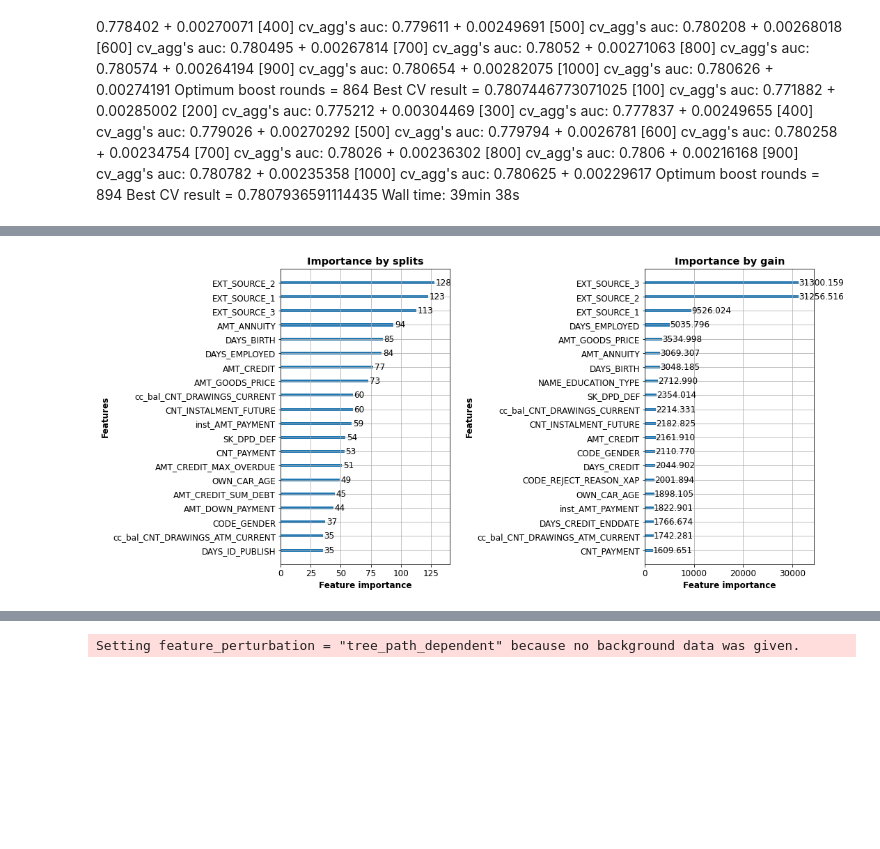
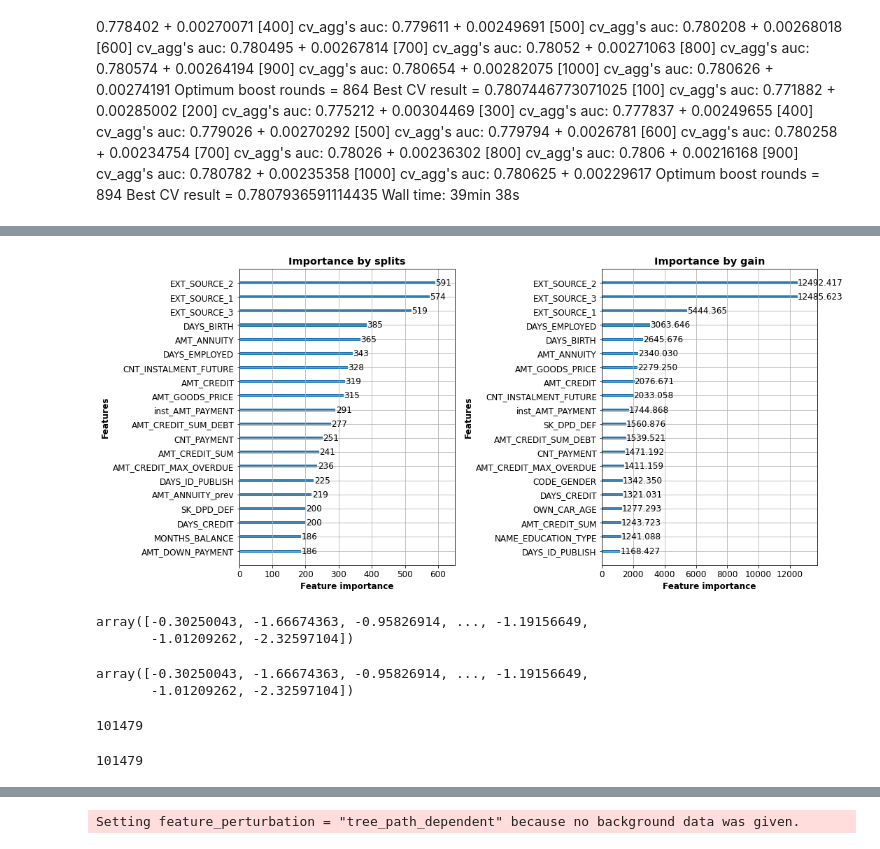
Before and after one commit to sunktoteca/OC-Parcours-DS-P7, a Jupyter notebook: modelisation/scoring - modelisation.ipynb, the cells around one changed output, grey strips where cells are left out. Cells and saved outputs as stored; diff of their text form; code cells hidden in the pictures; blank space fills up the shorter version.

Commit message:
mise en place de fonctions de cout personnalisees

```diff
--- a/modelisation/scoring - modelisation.ipynb
+++ b/modelisation/scoring - modelisation.ipynb
@@ -834,0 +957,10 @@ eval_fonct
+# %%
+idx = res.loc[res["metric"] == max(res["metric"])].index[0]
+alpha = res.loc[idx, "a"]
+gamma = res.loc[idx, "g"]
+optimum_boost_rounds = int(res.loc[idx, "round"])
+print("alpha : ", alpha)
+print("gamma : ", gamma)
+print("round : ", optimum_boost_rounds)
+print("meilleure performance : ", res.loc[idx, "metric"])
+obj_fonct = lambda x,y: focal_loss_lgb(x, y, alpha=alpha, gamma=gamma)
@@ -835,4 +982,8 @@ eval_fonct
 # %%
-optimum_boost_rounds = np.argmax(cv_results[eval_fonct_str +'-mean'])
-print('Optimum boost rounds = {}'.format(optimum_boost_rounds))
-print('Best CV result = {}'.format(np.max(cv_results[eval_fonct_str + '-mean'])))
+# optimum_boost_rounds = np.argmax(cv_results[eval_fonct_str +'-mean'])
+# print('Optimum boost rounds = {}'.format(optimum_boost_rounds))
+# print('Best CV result = {}'.format(np.max(cv_results[eval_fonct_str + '-mean'])))
+
+# # optimum_boost_rounds = np.argmin(cv_results[eval_fonct_str +'-mean'])
+# # print('Optimum boost rounds = {}'.format(optimum_boost_rounds))
+# # print('Best CV result = {}'.format(np.min(cv_results[eval_fonct_str + '-mean'])))
@@ -1039,19 +1187,29 @@ Wall time: 39min 38s
 # %%
 %%time
 evals_result = {}
-""" Predict on test set and create submission """
+""" Predict on test set """
 clf = lgbm.train(train_set=lgbm_train,
                  params=lgbm_params,
 #                  valid_sets=[lgbm_train, lgbm_valid],
 #                  evals_result=evals_result,
 #                  verbose_eval=50,
-                  feval=eval_fonct,
+                 feval=eval_fonct,
+                   fobj = obj_fonct,
                  num_boost_round=optimum_boost_rounds)
-clf.params['objective'] = 'probability'
+
+# clf.params['objective'] = 'probability'
 contrib = clf.predict(X_test, pred_contrib =True)
-y_pred = clf.predict(X_test)
-# out_df = pd.DataFrame({'SK_ID_CURR': meta_df['SK_ID_CURR'][len_train:], 'TARGET': y_pred})
-# out_df.to_csv('submission.csv', index=False)
+# Pour une raison que j'ignore, quand je renseigne obj_fonct, on a le même résultat pour clf.predict(X_test, raw_score = True)
+# et clf.predict(X_test, raw_score = False) qui est la valeur par défaut
+# le parametre objective : binary a disparu dans clf.params alors qu'il est bien dans lgbm_params, mais il ne disparait pas
+# s'il n'y a pas de fonction objectif (fobj)
+# le raw score est le score "brut", par exemple une note de 19 mais on ne sait pas si c'est sur 20 ou sur 100
+# Ici, c'est donc le score avant la sigmoid.
+# Donc pour que ce soit clair, je fais la prédiction avec raw_score = True et ensuite je fais une sigmoide
+# Je ne sais pas si celle que j'avais mise dans la validation croisée est prise en compte. Je pense que cela n'a pas
+# d'importance pûiqu'on choisit le seuil ensuite
+y_raw = clf.predict(X_test, raw_score = True)
+y_pred = 1/(1+np.exp(-y_raw))
 
 fig, (ax, ax1) = plt.subplots(1, 2, figsize=[15, 7])
 # doc sur les paramètres de lgbm.plot_importance
@@ -1069,4 +1227,22 @@ Wall time: 12.6 s
-[figure, old version]
+[figure, new version]
+# %%
+y_raw
+# %% [output]
+array([-0.30250043, -1.66674363, -0.95826914, ..., -1.19156649,
+       -1.01209262, -2.32597104])
+# %%
+clf.predict(X_test, raw_score = False)
+# %% [output]
+array([-0.30250043, -1.66674363, -0.95826914, ..., -1.19156649,
+       -1.01209262, -2.32597104])
+# %%
+len(y_pred)
+# %% [output]
+101479
+# %%
+(clf.predict(X_test, raw_score=False)==clf.predict(X_test, raw_score=True)).sum()
+# %% [output]
+101479
 # %%
 clf.params
 # %% [output]
```
Also changed, not shown: parts of 76 cells of this notebook.
